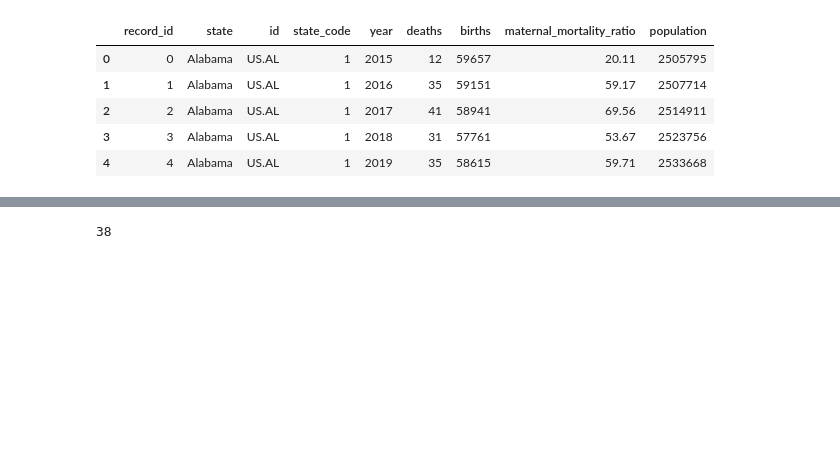
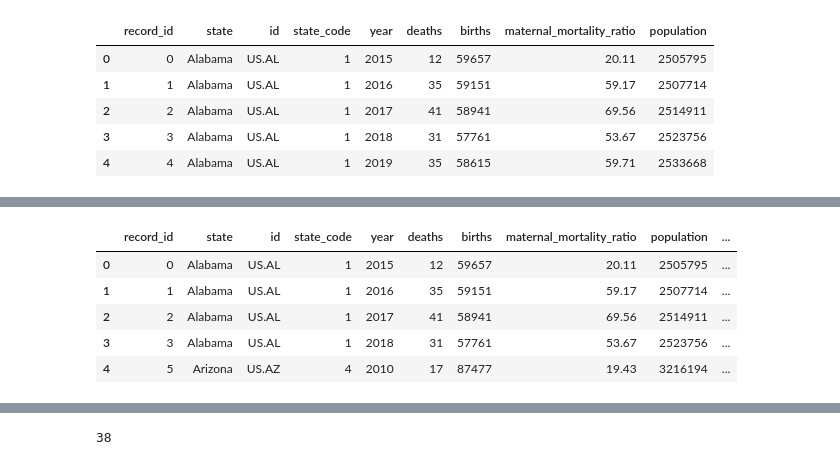
Before and after one commit to abpuccini/maternal-mortality-project, a Jupyter notebook: ETL/ETL-process/exploratory_lee_mmr_us.ipynb, the cells around one changed output, grey strips where cells are left out. Cells and saved outputs as stored; diff of their text form; code cells hidden in the pictures; blank space fills up the shorter version.

```diff
--- a/ETL/ETL-process/exploratory_lee_mmr_us.ipynb
+++ b/ETL/ETL-process/exploratory_lee_mmr_us.ipynb
@@ -20,0 +34,11 @@ mmr_df.head()
+# %%
+# merge mmr and insurance dataframes
+merged_ins_df = mmr_df.merge(ins_df, how="inner", left_on=["state", "year"], right_on=["location", "year"])
+merged_ins_df.head()
+# %% [output]
+|  | record_id | state | id | state_code | year | deaths | births | maternal_mortality_ratio | population | ... |
+| 0 | 0 | Alabama | US.AL | 1 | 2015 | 12 | 59657 | 20.11 | 2505795 | ... |
+| 1 | 1 | Alabama | US.AL | 1 | 2016 | 35 | 59151 | 59.17 | 2507714 | ... |
+| 2 | 2 | Alabama | US.AL | 1 | 2017 | 41 | 58941 | 69.56 | 2514911 | ... |
+| 3 | 3 | Alabama | US.AL | 1 | 2018 | 31 | 57761 | 53.67 | 2523756 | ... |
+| 4 | 5 | Arizona | US.AZ | 4 | 2010 | 17 | 87477 | 19.43 | 3216194 | ... |
```
Also changed, not shown: parts of 9 cells of this notebook, 2 other files.
